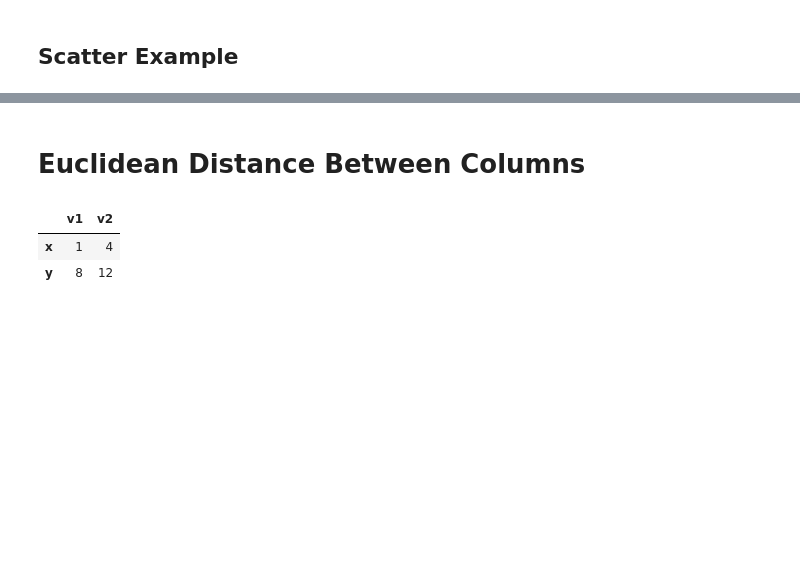
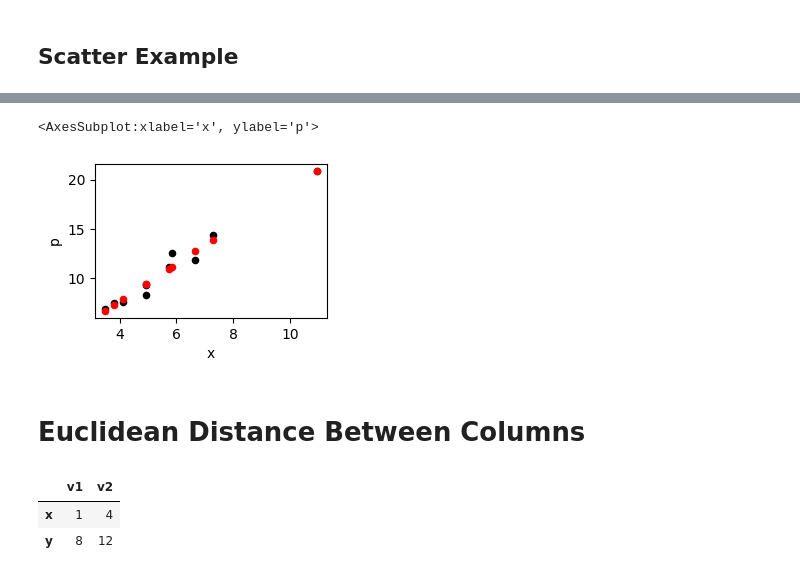
Before and after one commit to cs320-wisc/f22, a Jupyter notebook: lec/33-linalg3/lec2.ipynb, the cells around one changed output, grey strips where cells are left out. Drawn from its saved outputs; the diff is of its cells as text; code cells hidden in the pictures; blank space fills up the shorter version.

```diff
--- a/lec/33-linalg3/lec2.ipynb
+++ b/lec/33-linalg3/lec2.ipynb
@@ -197,0 +325,4 @@ df
+# %%
+X = df[["x"]].values
+P = X @ np.linalg.inv(X.T @ X) @ X.T
+P
@@ -197,0 +350,3 @@ df
+# %%
+df["p"] = P @ df[["y"]]
+df
@@ -198,3 +365,9 @@ df
+# %%
+ax = df.plot.scatter(x="x", y="y", figsize=(3,2), color="k")
+df.plot.scatter(x="x", y="p", figsize=(3,2), color="r", ax=ax)
+# %% [output]
+<AxesSubplot:xlabel='x', ylabel='p'>
+[figure, added]
 # %% [markdown]
 # Euclidean Distance Between Columns
 # %%
```
Also changed, not shown: parts of 24 cells of this notebook, 3 other files.
